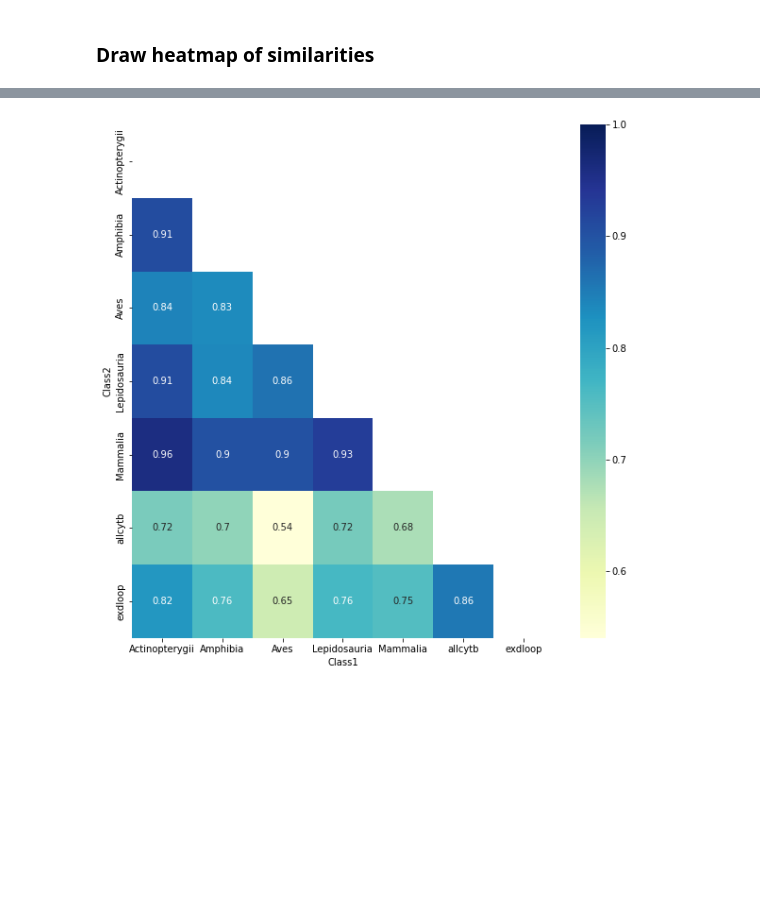
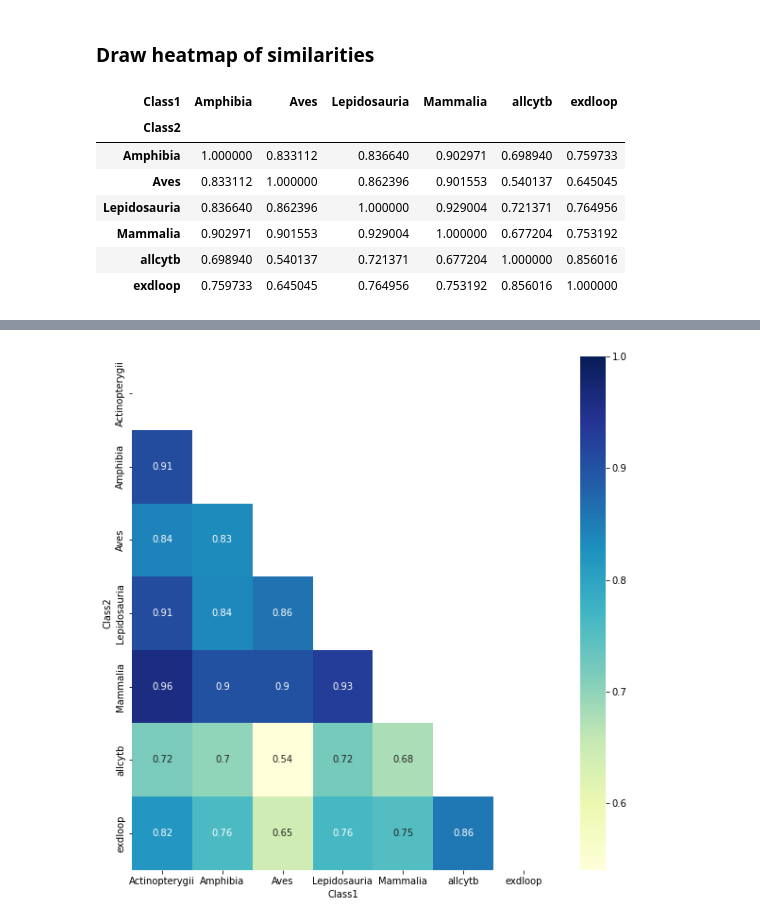
Before and after one commit to mitoclub/mtdna-192component-mutspec-chordata, a Jupyter notebook: scripts/get_mutspec.ipynb, the cells around one changed output, grey strips where cells are left out. Drawn from its saved outputs; the diff is of its cells as text; code cells hidden in the pictures; blank space fills up the shorter version.

```diff
--- a/scripts/get_mutspec.ipynb
+++ b/scripts/get_mutspec.ipynb
@@ -267,7 +271,7 @@ _met.head()
 # %% [markdown]
 ### Download cancer mutspec
 # %%
-cancer = pd.read_csv('../data/cancer_mutspec.csv')
+cancer = pd.read_csv('../data/external/cancer_mutspec.csv')
 cancer = cancer.loc[:,['Mut','MutSpec_ExDloop','MutSpec_allCYTB']]
 # %%
 exdloop = cancer.iloc[:,[0,1]]
@@ -296,3 +300,14 @@ for comb1 in needed_classes:
 # %%
 to_heatmap = pd.DataFrame(to_heatmap).pivot('Class2', 'Class1', 'Similarity')
 matrix = np.triu(to_heatmap)
+# %%
+to_heatmap.iloc[1:, 1:]
+# %% [output]
+| Class1 | Amphibia | Aves | Lepidosauria | Mammalia | allcytb | exdloop |
+| Class2 |  |  |  |  |  |  |
+| Amphibia | 1.000000 | 0.833112 | 0.836640 | 0.902971 | 0.698940 | 0.759733 |
+| Aves | 0.833112 | 1.000000 | 0.862396 | 0.901553 | 0.540137 | 0.645045 |
+| Lepidosauria | 0.836640 | 0.862396 | 1.000000 | 0.929004 | 0.721371 | 0.764956 |
+| Mammalia | 0.902971 | 0.901553 | 0.929004 | 1.000000 | 0.677204 | 0.753192 |
+| allcytb | 0.698940 | 0.540137 | 0.721371 | 0.677204 | 1.000000 | 0.856016 |
+| exdloop | 0.759733 | 0.645045 | 0.764956 | 0.753192 | 0.856016 | 1.000000 |
```
Also changed, not shown: parts of 3 cells of this notebook, 7 other files.
